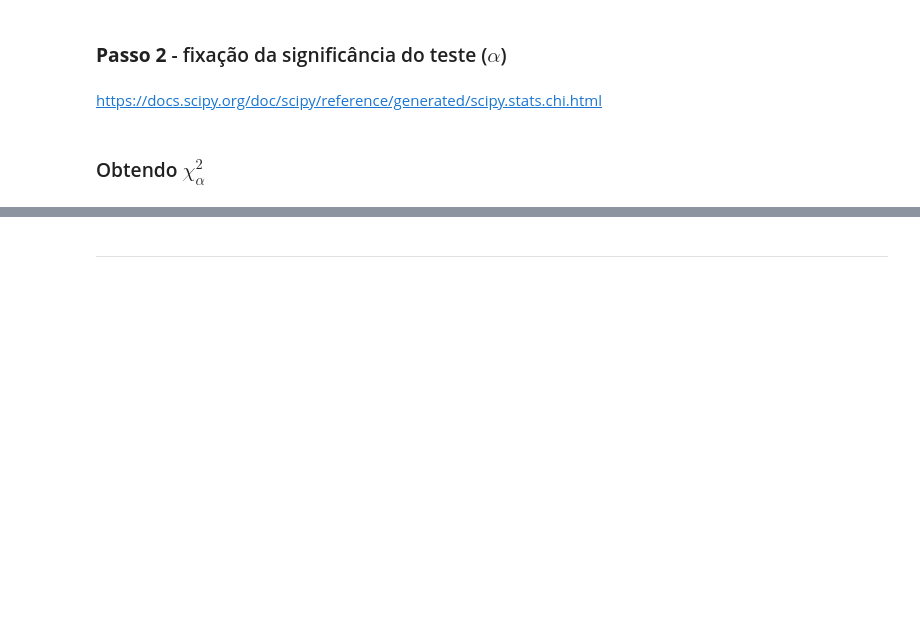
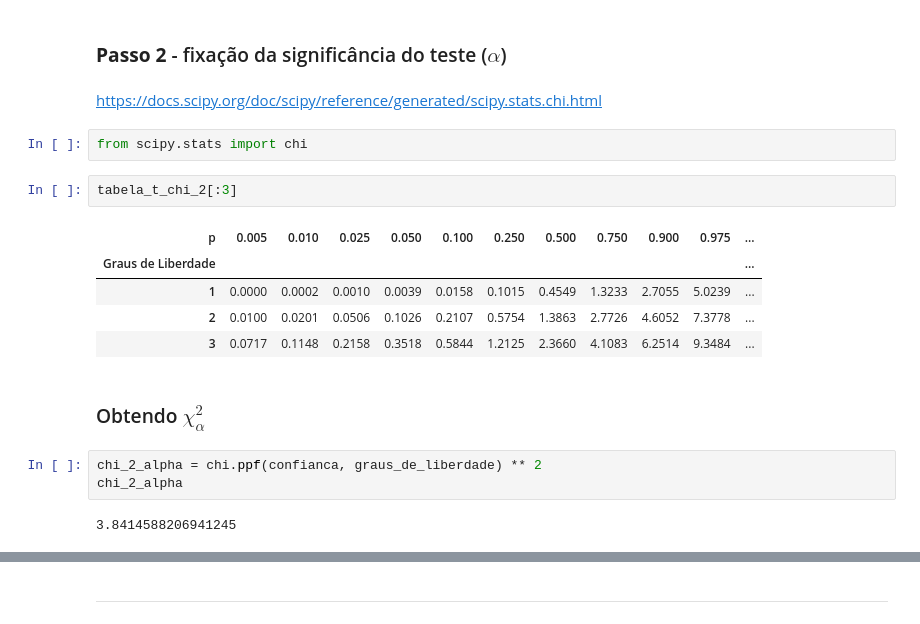
Before and after one commit to wiliands/estatistica_python, a Jupyter notebook: Estatistica_Parte03/Curso_de_Estatística_Parte_3.ipynb, the cells around one changed output, grey strips where cells are left out. Drawn from its saved outputs; the diff is of its cells as text; blank space fills up the shorter version.

```diff
--- a/Estatistica_Parte03/Curso_de_Estatística_Parte_3.ipynb
+++ b/Estatistica_Parte03/Curso_de_Estatística_Parte_3.ipynb
@@ -905,8 +949,23 @@ A um **nível de significância de 5%**, é possível afirmar que a moeda não
 ### **Passo 2** - fixação da significância do teste ($\alpha$)
 # %% [markdown]
 https://docs.scipy.org/doc/scipy/reference/generated/scipy.stats.chi.html
+# %%
+from scipy.stats import chi
+# %%
+tabela_t_chi_2[:3]
+# %% [output]
+| p | 0.005 | 0.010 | 0.025 | 0.050 | 0.100 | 0.250 | 0.500 | 0.750 | 0.900 | 0.975 | ... |
+| Graus de Liberdade |  |  |  |  |  |  |  |  |  |  | ... |
+| 1 | 0.0000 | 0.0002 | 0.0010 | 0.0039 | 0.0158 | 0.1015 | 0.4549 | 1.3233 | 2.7055 | 5.0239 | ... |
+| 2 | 0.0100 | 0.0201 | 0.0506 | 0.1026 | 0.2107 | 0.5754 | 1.3863 | 2.7726 | 4.6052 | 7.3778 | ... |
+| 3 | 0.0717 | 0.1148 | 0.2158 | 0.3518 | 0.5844 | 1.2125 | 2.3660 | 4.1083 | 6.2514 | 9.3484 | ... |
 # %% [markdown]
 ### Obtendo $\chi_{\alpha}^2$
+# %%
+chi_2_alpha = chi.ppf(confianca, graus_de_liberdade) ** 2
+chi_2_alpha
+# %% [output]
+3.8414588206941245
 # %% [markdown]
 ![Região de Aceitação](https://caelum-online-public.s3.amazonaws.com/1229-estatistica-parte3/01/img018.png)
 # %% [markdown]
```
Also changed, not shown: parts of 11 cells of this notebook, 1 other file.
